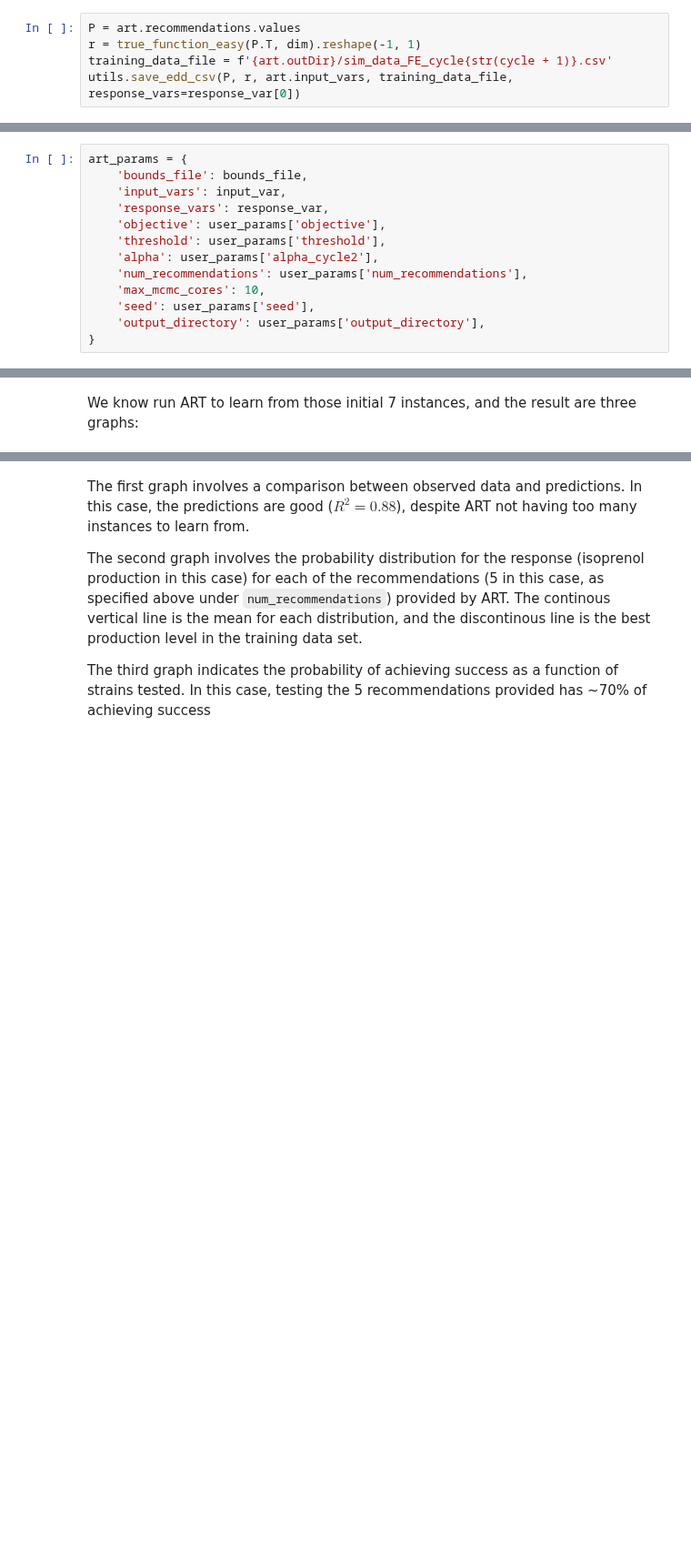
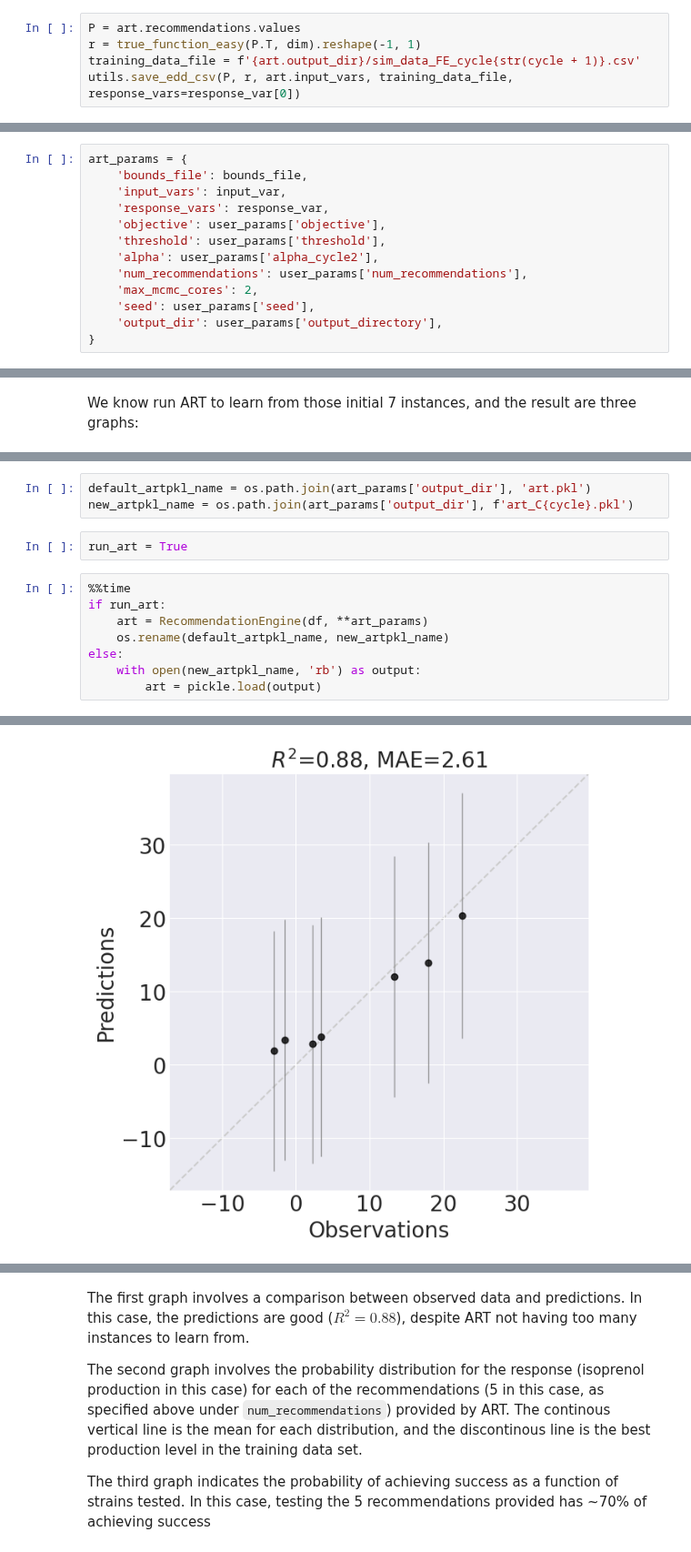
Before and after one commit to JBEI/ART, a Jupyter notebook: notebooks/ART_tutorial.ipynb, the cells around one changed output, grey strips where cells are left out. Shown at 91% size. Cells and saved outputs as stored; diff of their text form; blank space fills up the shorter version.

```diff
--- a/notebooks/ART_tutorial.ipynb
+++ b/notebooks/ART_tutorial.ipynb
@@ -204,7 +203,7 @@ We now save this initial recommendations from the Latin Hypercube method in EDD-
 # %%
 P = art.recommendations.values
 r = true_function_easy(P.T, dim).reshape(-1, 1)
-training_data_file = f'{art.outDir}/sim_data_FE_cycle{str(cycle + 1)}.csv'
+training_data_file = f'{art.output_dir}/sim_data_FE_cycle{str(cycle + 1)}.csv'
 utils.save_edd_csv(P, r, art.input_vars, training_data_file, response_vars=response_var[0])
 # %%
 r_cycle1 = r
@@ -228,9 +227,9 @@ art_params = {
     'threshold': user_params['threshold'],
     'alpha': user_params['alpha_cycle2'],
     'num_recommendations': user_params['num_recommendations'],
-    'max_mcmc_cores': 10,
+    'max_mcmc_cores': 2,
     'seed': user_params['seed'],
-    'output_directory': user_params['output_directory'],
+    'output_dir': user_params['output_directory'],
 }
 # %% [markdown]
 Import training data file from previous DBTL cycle into a pandas dataframe:
@@ -279,0 +242,14 @@ Wall time: 24min 18s
+# %%
+default_artpkl_name = os.path.join(art_params['output_dir'], 'art.pkl')
+new_artpkl_name = os.path.join(art_params['output_dir'], f'art_C{cycle}.pkl')
+# %%
+run_art = True
+# %%
+%%time
+if run_art:
+    art = RecommendationEngine(df, **art_params)
+    os.rename(default_artpkl_name, new_artpkl_name)
+else:
+    with open(new_artpkl_name, 'rb') as output:
+        art = pickle.load(output)
+# %% [output]
@@ -279,0 +260 @@ Wall time: 24min 18s
+[figure, added]
```
Also changed, not shown: parts of 32 cells of this notebook, 3 other files.
